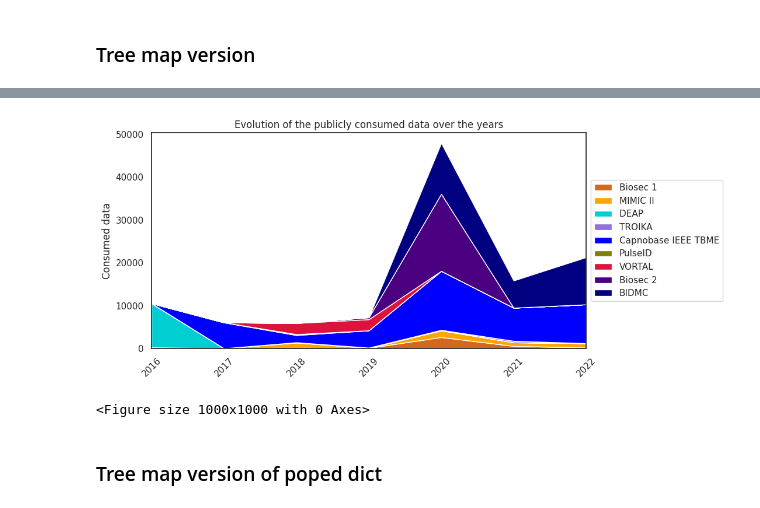
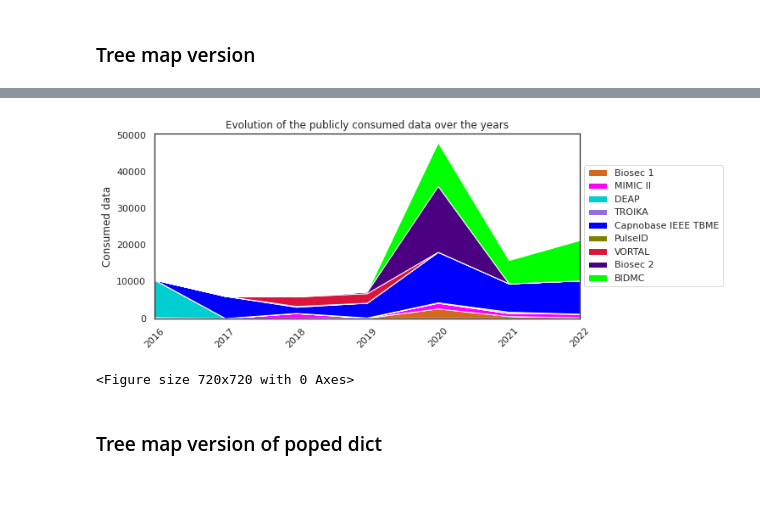
Before and after one commit to bvignau/PPG_SLR_dataset, a Jupyter notebook: dataset_stats.ipynb, the cells around one changed output, grey strips where cells are left out. Drawn from its saved outputs; the diff is of its cells as text; code cells hidden in the pictures.

```diff
--- a/dataset_stats.ipynb
+++ b/dataset_stats.ipynb
@@ -699,38 +720,38 @@ value_to_filter=[
     'farago2019correlation',
     'salanke2013enhanced']
 for f in value_to_filter :
     d_values.pop(f,None)
 y_val=[d[6:] for d in d_values.values()]
 
 
 
 #random.shuffle(color_map)
 n_color_map=[
-    'chocolate', 'orange', 'darkturquoise', 'mediumpurple',
-    'blue', 'olive','crimson','indigo', 'navy',
-    'gold', 'aqua', 'chartreuse']
+    'chocolate', 'magenta','darkturquoise', 'mediumpurple',
+    'blue', 'olive','crimson','indigo', 'lime','navy',
+    'gold',  'orange']
 
 fig, ax = plt.subplots()
 fig=plt.figure(figsize=(10, 10))
 ax.stackplot(x_labels[6:],y_val,labels=d_values.keys(),colors=n_color_map)
 ax.legend(loc='upper left')
 ax.set_xlim('2016','2022')
 ax.set_ylabel("Consumed data")
 ax.set_title("Evolution of the publicly consumed data over the years")
 box = ax.get_position()
 ax.set_position([box.x0, box.y0, box.width * 1.5, box.height])
 
 # Put a legend to the right of the current axis
 nb_col=math.ceil(len(d_values.keys())/20)
 ax.legend(loc='center left', bbox_to_anchor=(1, 0.5),ncol=nb_col)
 #ax.set_yscale('log')
 ax.set_xticklabels(x_labels[6:])
 ax.tick_params(axis='x', rotation=45)
 
 plt.show()
 # %% [output]
-[figure, old version]
+[figure, new version]
-<Figure size 1000x1000 with 0 Axes>
+<Figure size 720x720 with 0 Axes>
 # %% [markdown]
 ### Tree map version of poped dict
 # %%
```
Also changed, not shown: parts of 16 cells of this notebook, 30 other files.
